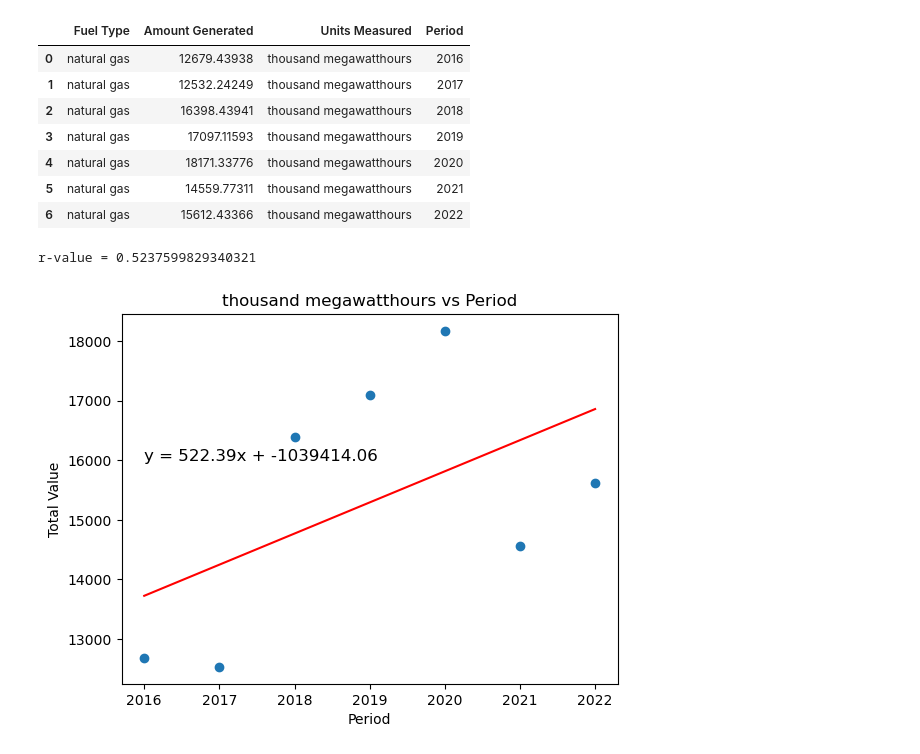
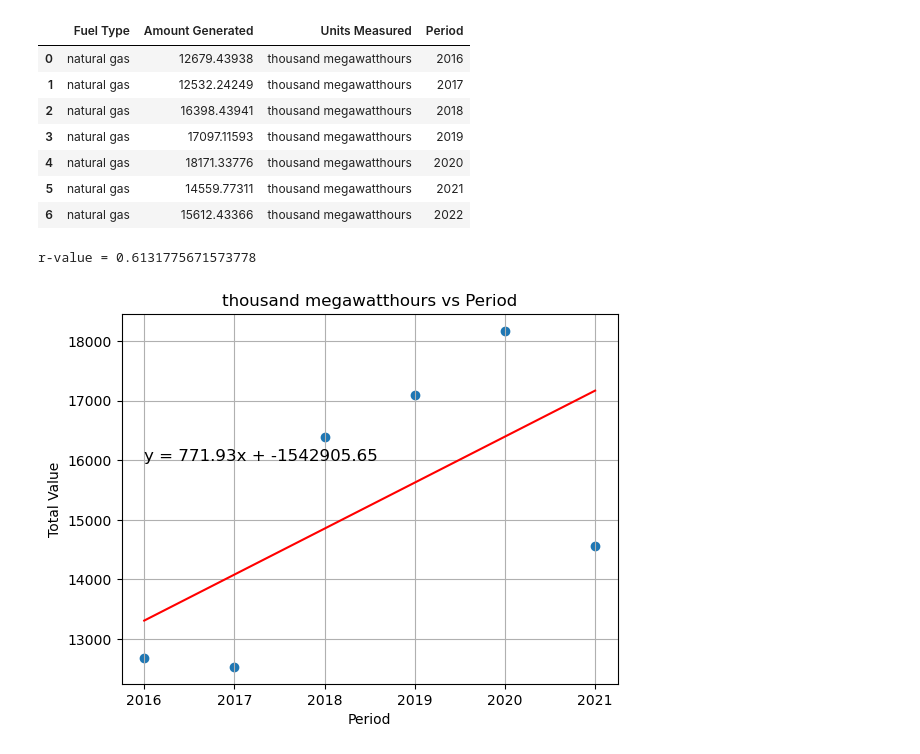
Before and after one commit to Zmart-22/Group-Project-1, a Jupyter notebook: pynergyII.ipynb, the cells around one changed output. Drawn from its saved outputs; the diff is of its cells as text; code cells hidden in the pictures.

```diff
--- a/pynergyII.ipynb
+++ b/pynergyII.ipynb
@@ -225,21 +268,23 @@ nat_gas_df
 | 5 | natural gas | 14559.77311 | thousand megawatthours | 2021 |
 | 6 | natural gas | 15612.43366 | thousand megawatthours | 2022 |
 # %%
+nat_gas_df = nat_gas_df[(nat_gas_df['Period'] >= 2016) & (nat_gas_df['Period'] <= 2021)]
+
 plt.scatter(x='Period', y='Amount Generated', data=nat_gas_df)
 
 plt.xlabel('Period')
 plt.ylabel('Total Value')
 plt.title('thousand megawatthours vs Period')
 
 m, b, r, _, _ = linregress(nat_gas_df['Period'], nat_gas_df['Amount Generated'])
 plt.plot(nat_gas_df['Period'], m*nat_gas_df['Period'] + b, color='red')
 plt.text(2016, 16000, f'y = {m:.2f}x + {b:.2f}', fontsize=12)
 
 
 print(f'r-value = {r}')
 
-
+plt.grid()
 plt.show()
 # %% [output]
-r-value = 0.5237599829340321
+r-value = 0.6131775671573778
-[figure, old version]
+[figure, new version]
```
Also changed, not shown: parts of 6 cells of this notebook.
